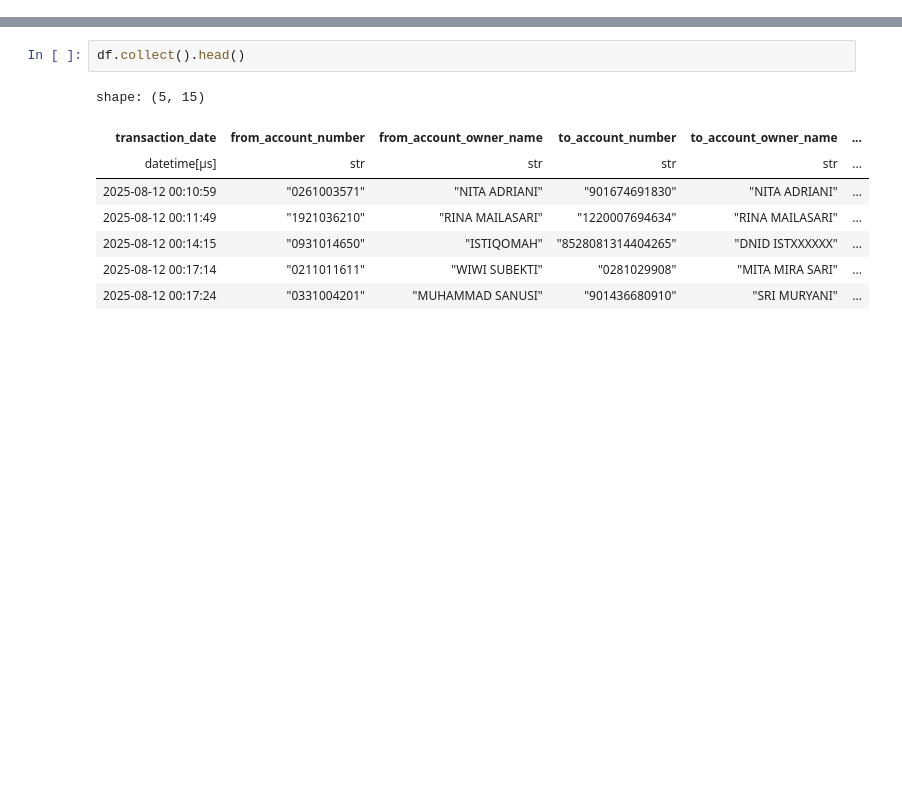
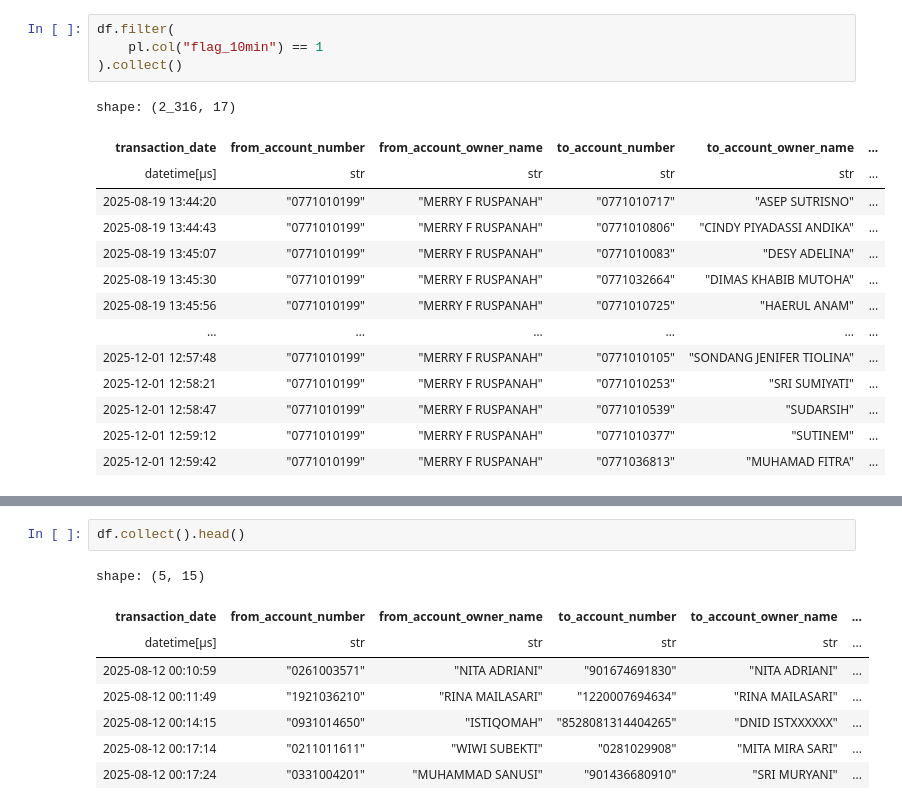
Before and after one commit to daniel-satria/fds_bvic, a Jupyter notebook: ibmb_script/tf_online/historical/test_hist.ipynb, the cells around one changed output, grey strips where cells are left out. Drawn from its saved outputs; the diff is of its cells as text; blank space fills up the shorter version.

```diff
--- a/ibmb_script/tf_online/historical/test_hist.ipynb
+++ b/ibmb_script/tf_online/historical/test_hist.ipynb
@@ -2,0 +37,19 @@ existing_cols = df.collect_schema().names()
+# %%
+df.filter(
+    pl.col("flag_10min") == 1
+).collect()
+# %% [output]
+shape: (2_316, 17)
+| transaction_date | from_account_number | from_account_owner_name | to_account_number | to_account_owner_name | ... |
+| datetime[μs] | str | str | str | str | ... |
+| 2025-08-19 13:44:20 | "0771010199" | "MERRY F RUSPANAH" | "0771010717" | "ASEP SUTRISNO" | ... |
+| 2025-08-19 13:44:43 | "0771010199" | "MERRY F RUSPANAH" | "0771010806" | "CINDY PIYADASSI ANDIKA" | ... |
+| 2025-08-19 13:45:07 | "0771010199" | "MERRY F RUSPANAH" | "0771010083" | "DESY ADELINA" | ... |
+| 2025-08-19 13:45:30 | "0771010199" | "MERRY F RUSPANAH" | "0771032664" | "DIMAS KHABIB MUTOHA" | ... |
+| 2025-08-19 13:45:56 | "0771010199" | "MERRY F RUSPANAH" | "0771010725" | "HAERUL ANAM" | ... |
+| … | … | … | … | … | ... |
+| 2025-12-01 12:57:48 | "0771010199" | "MERRY F RUSPANAH" | "0771010105" | "SONDANG JENIFER TIOLINA" | ... |
+| 2025-12-01 12:58:21 | "0771010199" | "MERRY F RUSPANAH" | "0771010253" | "SRI SUMIYATI" | ... |
+| 2025-12-01 12:58:47 | "0771010199" | "MERRY F RUSPANAH" | "0771010539" | "SUDARSIH" | ... |
+| 2025-12-01 12:59:12 | "0771010199" | "MERRY F RUSPANAH" | "0771010377" | "SUTINEM" | ... |
+| 2025-12-01 12:59:42 | "0771010199" | "MERRY F RUSPANAH" | "0771036813" | "MUHAMAD FITRA" | ... |
```
Also changed, not shown: parts of 7 cells of this notebook, 10 other files.
